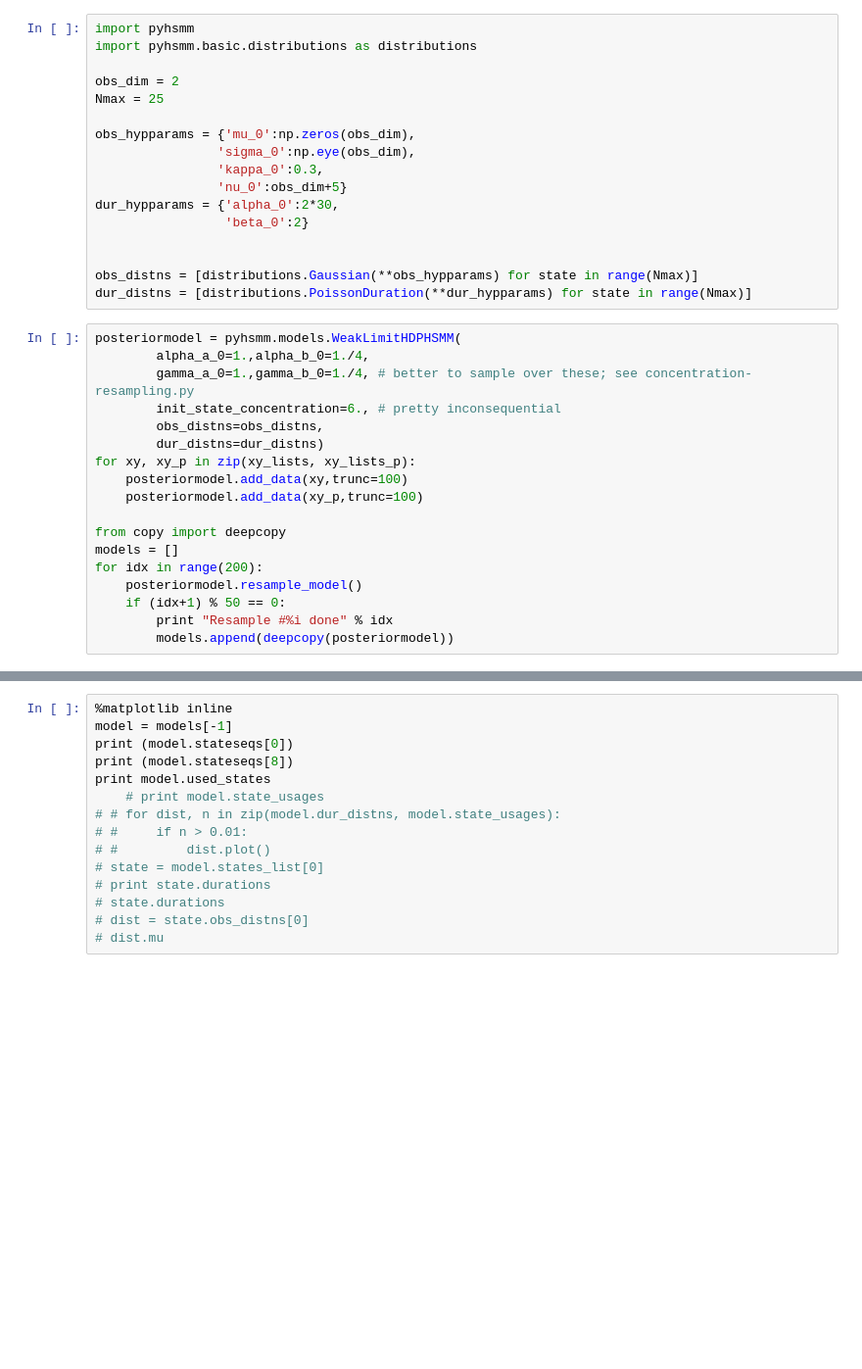
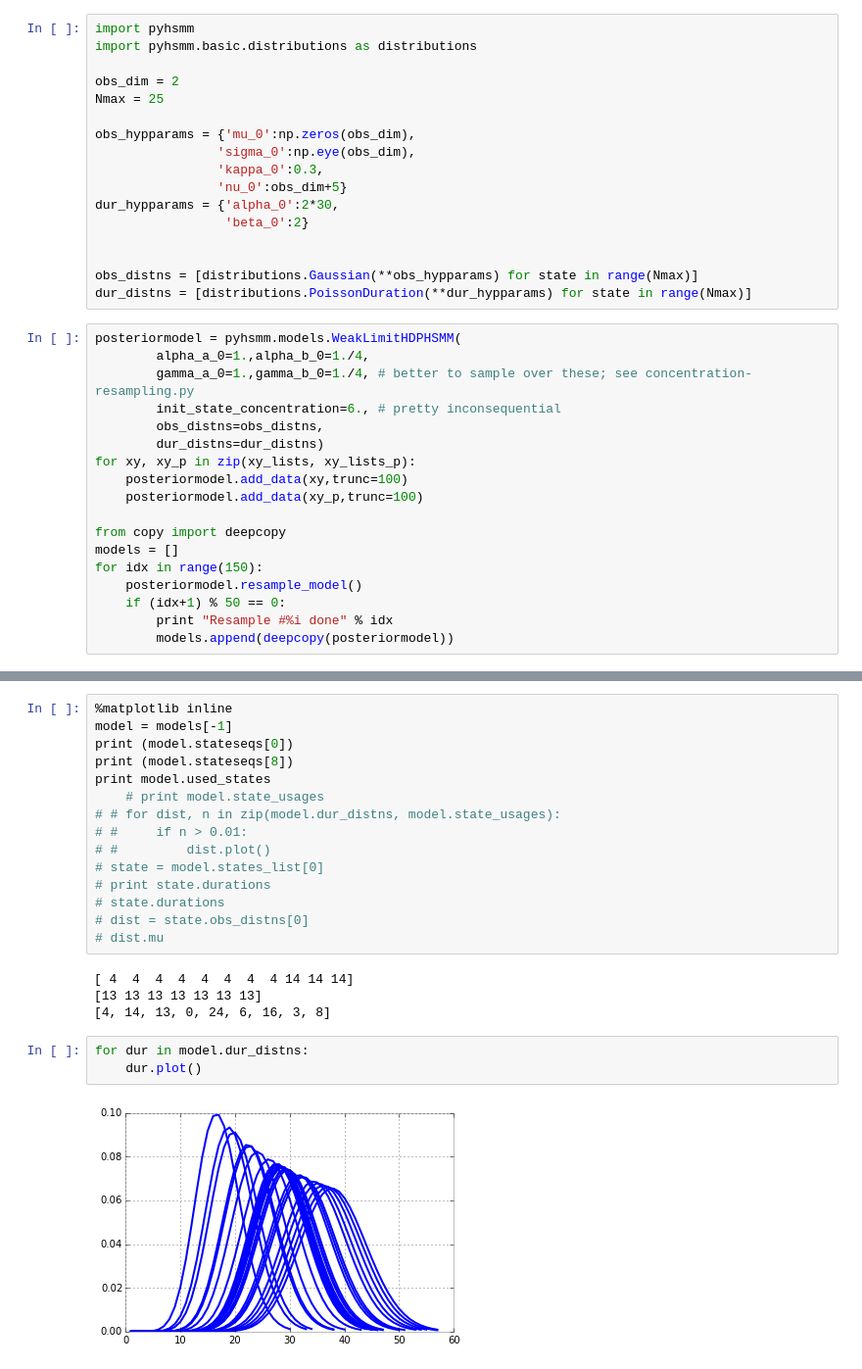
Before and after one commit to keryil/leaparticulatorqt, a Jupyter notebook: leaparticulator/notebooks/pyhsmm_stuff.ipynb, the cells around one changed output, grey strips where cells are left out. Shown: that part at 98% size. Cells and saved outputs as stored; diff of their text form; blank space fills up the shorter version.

```diff
--- a/leaparticulator/notebooks/pyhsmm_stuff.ipynb
+++ b/leaparticulator/notebooks/pyhsmm_stuff.ipynb
@@ -118,7 +118,7 @@ for xy, xy_p in zip(xy_lists, xy_lists_p):
 
 from copy import deepcopy
 models = []
-for idx in range(200):
+for idx in range(150):
     posteriormodel.resample_model()
     if (idx+1) % 50 == 0:
         print "Resample #%i done" % idx
@@ -148,3 +177,12 @@ print model.used_states
 # state.durations
 # dist = state.obs_distns[0]
 # dist.mu
+# %% [output]
+[ 4  4  4  4  4  4  4  4 14 14 14]
+[13 13 13 13 13 13 13]
+[4, 14, 13, 0, 24, 6, 16, 3, 8]
+# %%
+for dur in model.dur_distns:
+    dur.plot()
+# %% [output]
+[figure, added]
```
Also changed, not shown: parts of 3 cells of this notebook, 6 other files.
